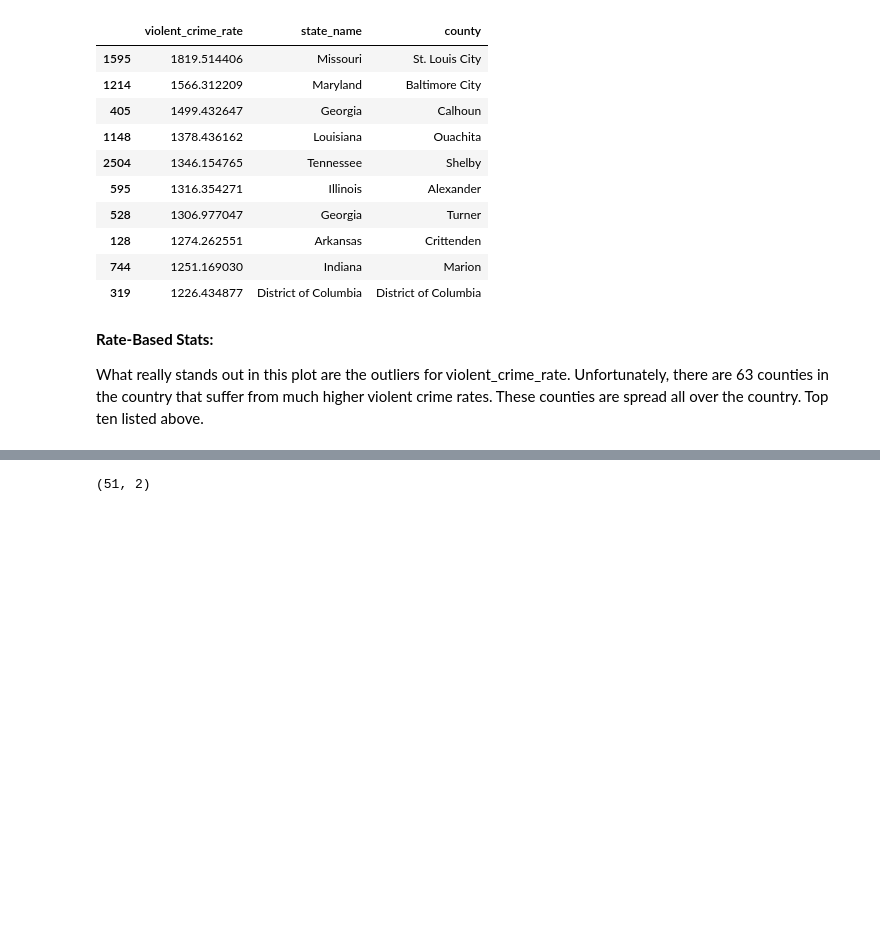
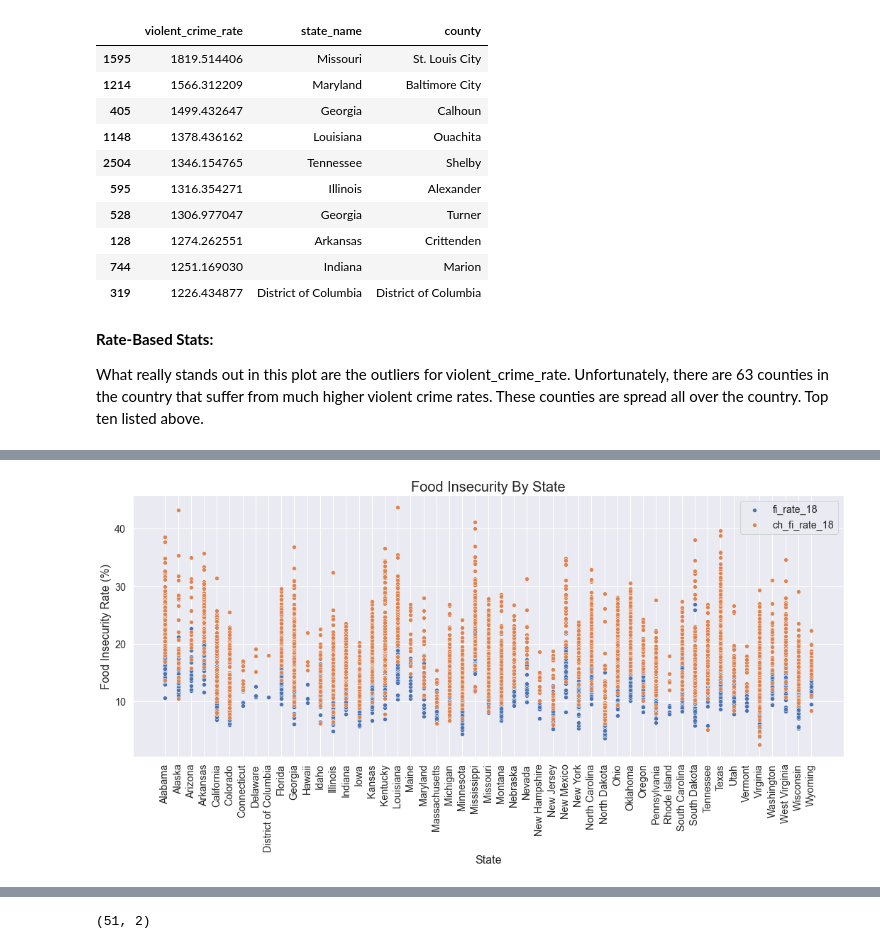
Before and after one commit to RyanCMcDonald/lancelot_group_project, a Jupyter notebook: 02_EDA.ipynb, the cells around one changed output, grey strips where cells are left out. Drawn from its saved outputs; the diff is of its cells as text; code cells hidden in the pictures; blank space fills up the shorter version.

```diff
--- a/02_EDA.ipynb
+++ b/02_EDA.ipynb
@@ -210,0 +270,15 @@ What really stands out in this plot are the outliers for violent_crime_rate.  Un
+# %%
+# Overlay scatterplots - blue is general rate, red is child rate
+plt.figure(figsize = (15, 8))
+sns.scatterplot(data = econ, x = 'state_name', y = 'fi_rate_18', palette = 'Blues')
+sns.scatterplot(data = econ, x = 'state_name', y = 'ch_fi_rate_18', palette = 'Reds')
+
+plt.legend(labels=['fi_rate_18','ch_fi_rate_18'])
+plt.title('Food Insecurity By State', size = 20)
+plt.xlabel('State', size = 16)
+plt.ylabel('Food Insecurity Rate (%)', size = 16)
+plt.xticks(rotation = 90); # Credit to stackabuse - https://stackabuse.com/rotate-axis-labels-in-matplotlib/
+
+plt.tight_layout();
+# %% [output]
+[figure, added]
```
Also changed, not shown: parts of 16 cells of this notebook, 10 other files.
